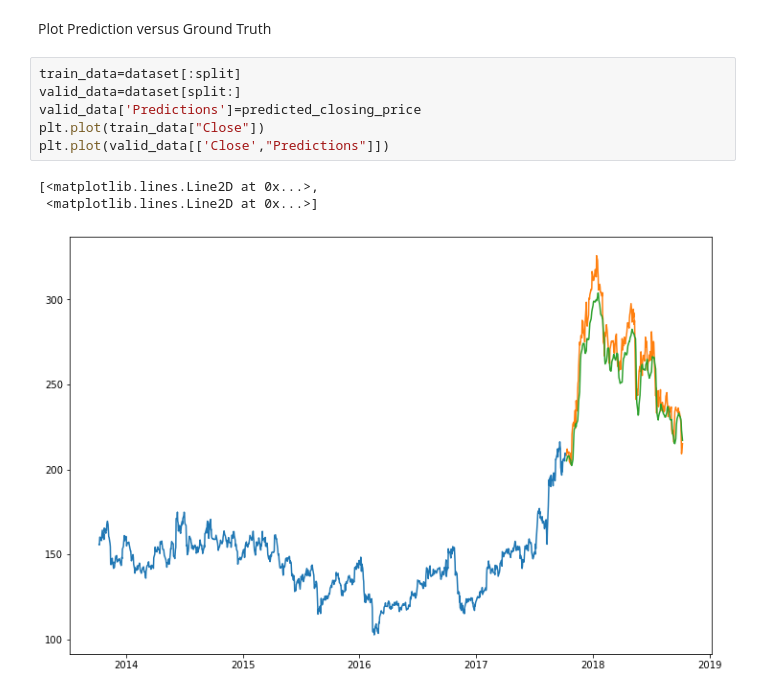
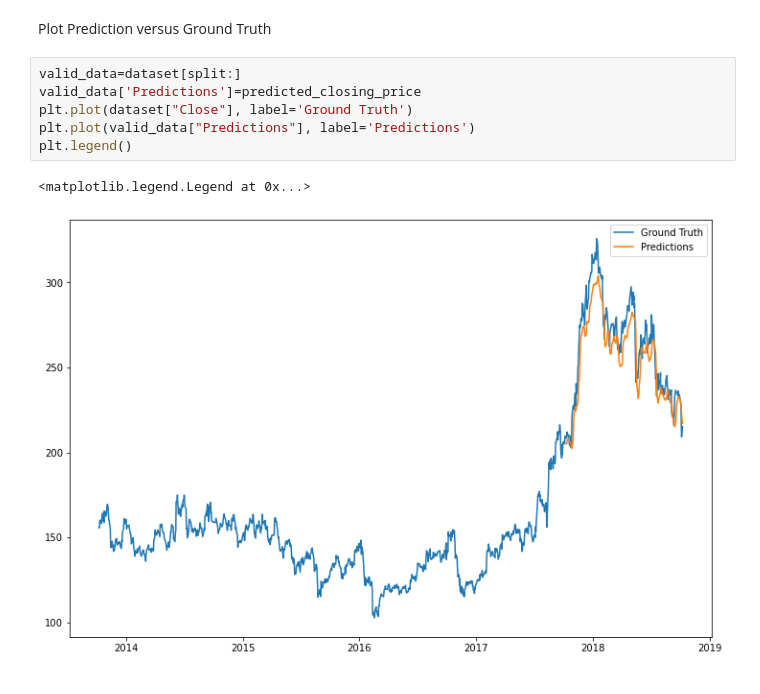
Before and after one commit to wprazuch/stock-price-prediction, a Jupyter notebook: notebook.ipynb, the cells around one changed output. Saved outputs shown, nothing was run; the diff lists cells and outputs as text.

Commit message:
Fixed plot, added labels for legend

```diff
--- a/notebook.ipynb
+++ b/notebook.ipynb
@@ -114,12 +114,11 @@ model.save("saved_lstm_model.h5")
 # %% [markdown]
 Plot Prediction versus Ground Truth
 # %%
-train_data=dataset[:split]
 valid_data=dataset[split:]
 valid_data['Predictions']=predicted_closing_price
-plt.plot(train_data["Close"])
-plt.plot(valid_data[['Close',"Predictions"]])
+plt.plot(dataset["Close"], label='Ground Truth')
+plt.plot(valid_data["Predictions"], label='Predictions')
+plt.legend()
 # %% [output]
-[<matplotlib.lines.Line2D at 0x...>,
- <matplotlib.lines.Line2D at 0x...>]
+<matplotlib.legend.Legend at 0x...>
-[figure, old version]
+[figure, new version]
```
